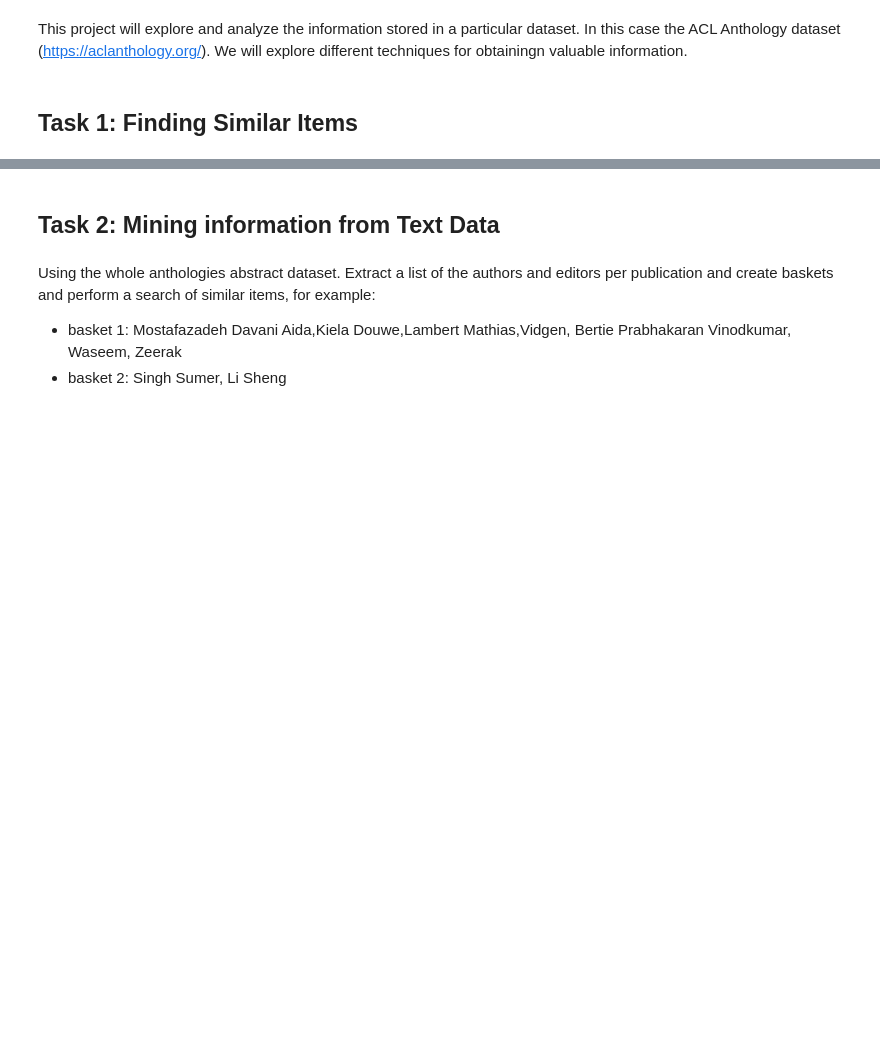
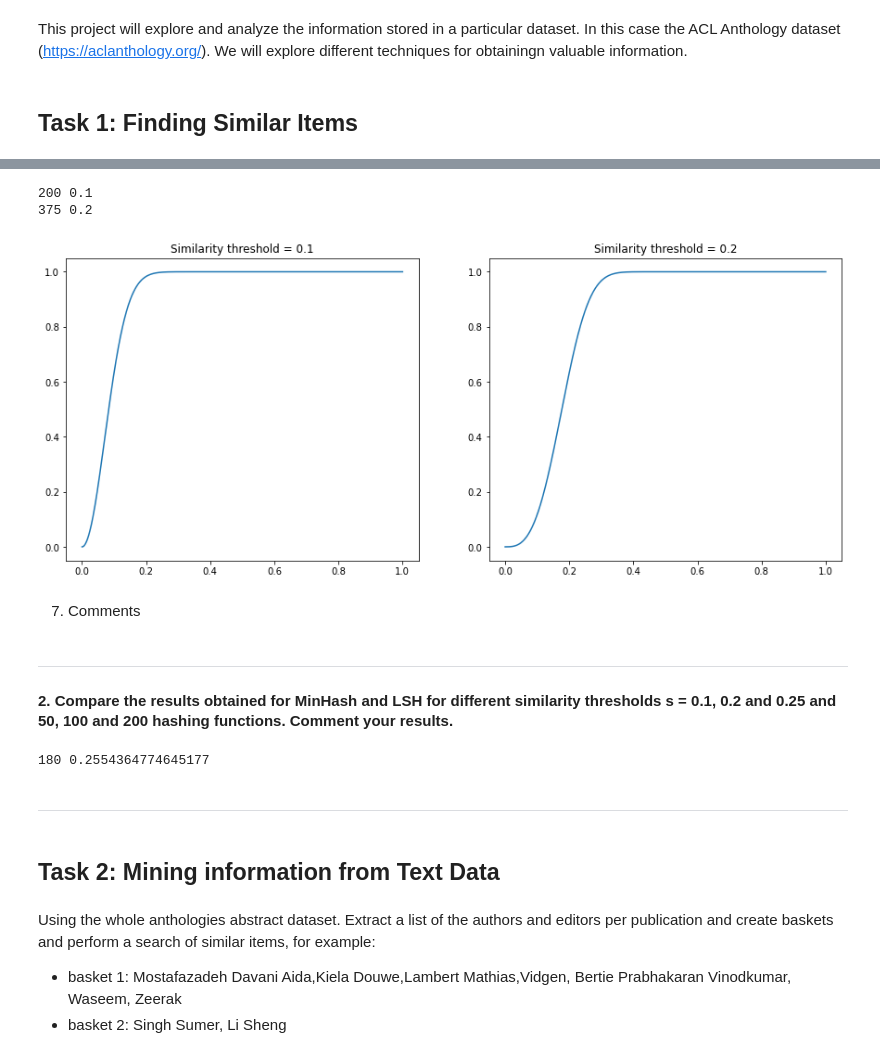
Before and after one commit to martinel-UAS/projects, a Jupyter notebook: 2. Descriptive/Project_1/Project 1.ipynb, the cells around one changed output, grey strips where cells are left out. Saved outputs shown, nothing was run; the diff lists cells and outputs as text; code cells hidden in the pictures; blank space fills up the shorter version.

```diff
--- a/2. Descriptive/Project_1/Project 1.ipynb
+++ b/2. Descriptive/Project_1/Project 1.ipynb
@@ -15,3 +369,50 @@ Randomly select 1000 abstracts from the whole dataset. Find the similar items us
+# %%
+# Plot the selected number of bands and rows to obtain the desired threshold
+
+# s = 0.1
+b1 = 100
+r1 = 2
+print(b1*r1, (1.0/b1)**(1.0/r1))
+
+# s = 0.2
+b2 = 125
+r2 = 3
+print(b2*r2, (1.0/b2)**(1.0/r2))
+
+t = np.linspace(0,1,1000)  # just lots of points between 0 and 1 for plotting
+p1 = 1 - np.power((1 - np.power(t, r1)), b1)  # Formula: p = 1 - (1 - t^r)^b
+p2 = 1 - np.power((1 - np.power(t, r2)), b2)  # Formula: p = 1 - (1 - t^r)^b
+
+plt.rcParams["figure.figsize"] = (15,6)
+
+plt.subplot(1,2,1)
+plt.title('Similarity threshold = 0.1')
+plt.plot(t,p1)
+
+plt.subplot(1,2,2)
+plt.title('Similarity threshold = 0.2')
+plt.plot(t,p2)
+
+plt.show()
+# %% [output]
+200 0.1
+375 0.2
+[figure, added]
+# %% [markdown]
+7. Comments
+# %% [markdown]
+<hr>
+
+#### 2. Compare the results obtained for MinHash and LSH for different similarity thresholds s = 0.1, 0.2 and 0.25 and 50, 100 and 200 hashing functions. Comment your results.
+# %%
+# s = 0.2
+b2 = 60
+r2 = 3
+print(b2*r2, (1.0/b2)**(1.0/r2))
+# %% [output]
+180 0.2554364774645177
+# %% [markdown]
+<hr>
 # %% [markdown]
 ## Task 2: Mining information from Text Data
 # %% [markdown]
```
Also changed, not shown: parts of 28 cells of this notebook, 2 other files.
